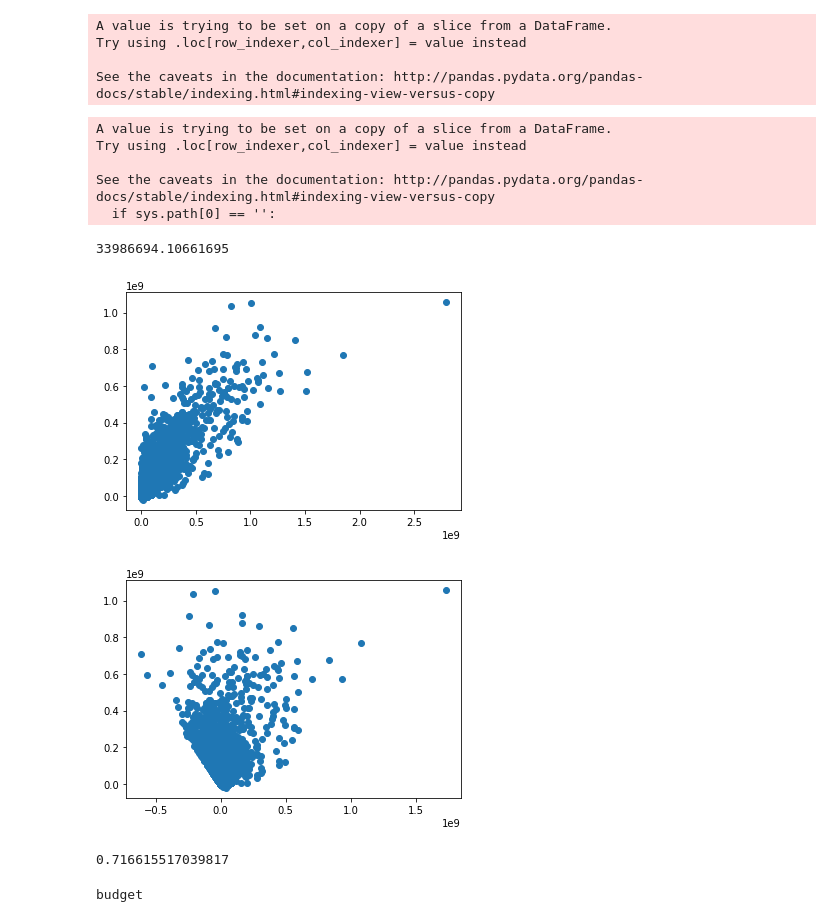
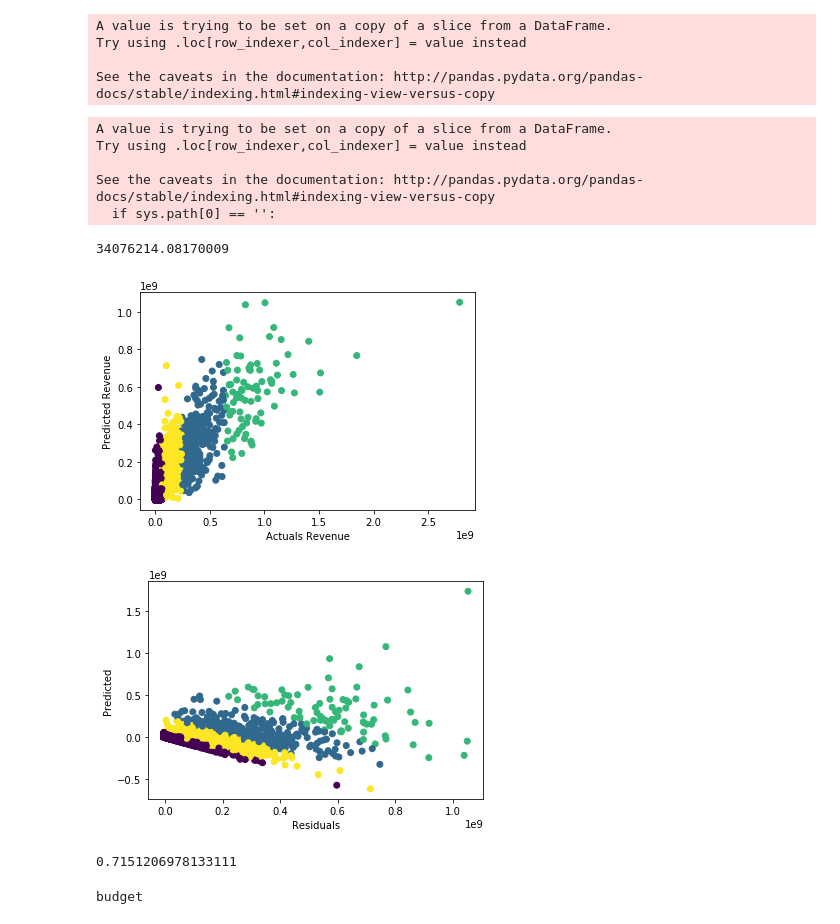
Before and after one commit to rahul-shiv/DA-2018, a Jupyter notebook: model.ipynb, the cells around one changed output. Saved outputs shown, nothing was run; the diff lists cells and outputs as text; code cells hidden in the pictures.

```diff
--- a/model.ipynb
+++ b/model.ipynb
@@ -132,40 +136,44 @@ from sklearn import linear_model
 from sklearn.metrics import mean_squared_error
 
 
-X = train[['budget','popularity','runtime','new']]
+X = train[['budget','popularity','new']]
 y = train[['revenue']]
 
 lm = linear_model.LinearRegression()
 model = lm.fit(X,y)
 predictions = lm.predict(X)
 pred = pd.DataFrame(predictions,columns=["revenue"])
 y['revenue_pred'] = predictions
 # y = y[y.revenue_pred>0]
 
 # log_y = np.log10(y.revenue)
 # log_y_pred = np.log10(y.revenue_pred)
 # print(mean_squared_error(log_y,log_y_pred))
 
 print((mean_squared_error(y.revenue,y.revenue_pred))**0.5)
 
 
 residuals = y.revenue - y.revenue_pred
-plt.scatter(y.revenue,y.revenue_pred)
+plt.scatter(y.revenue,y.revenue_pred,c=kmeans.labels_)
+plt.xlabel("Actuals Revenue")
+plt.ylabel("Predicted Revenue")
 plt.show()
-plt.scatter(residuals,y.revenue_pred)
+plt.scatter(y.revenue_pred,residuals,c=kmeans.labels_)
+plt.xlabel("Residuals")
+plt.ylabel("Predicted")
 plt.show()
 
 print(model.score(X,y.revenue))
 # %% [output]
 A value is trying to be set on a copy of a slice from a DataFrame.
 Try using .loc[row_indexer,col_indexer] = value instead
 
 See the caveats in the documentation: http://pandas.pydata.org/pandas-docs/stable/indexing.html#indexing-view-versus-copy
   if sys.path[0] == '':
-33986694.10661695
+34076214.08170009
-[figure, old version]
+[figure, new version]
-[figure, old version]
+[figure, new version]
-0.716615517039817
+0.7151206978133111
 # %%
 for i in X:
     plt.scatter(X[i],train['revenue'])
```
Also changed, not shown: parts of 3 cells of this notebook.
